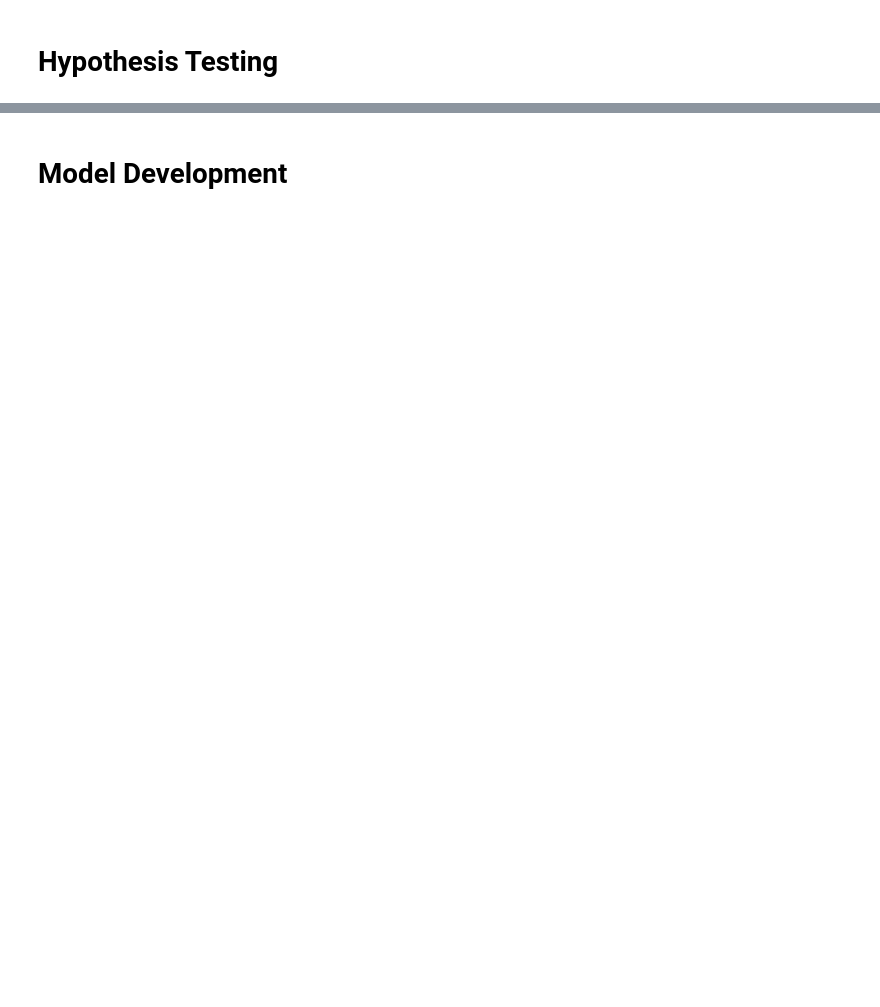
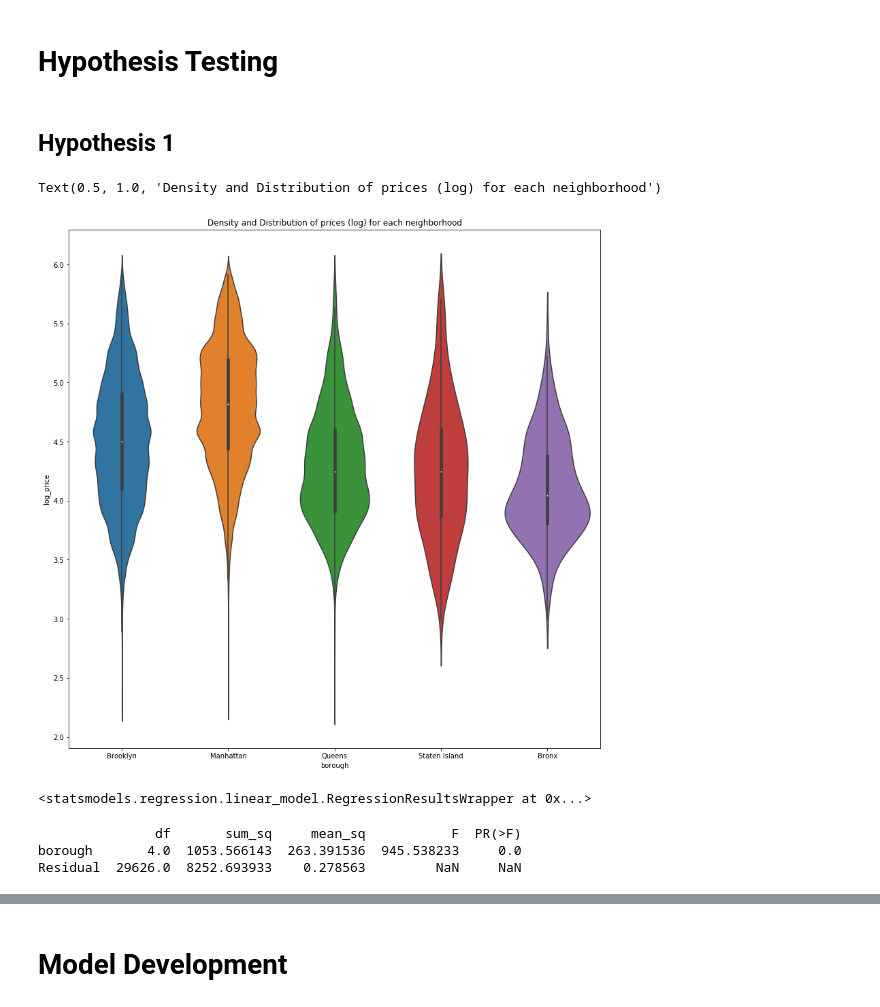
Before and after one commit to bellisor/mod2-TeamLoneWolf, a Jupyter notebook: mod2_index.ipynb, the cells around one changed output, grey strips where cells are left out. Cells and saved outputs as stored; diff of their text form; code cells hidden in the pictures; blank space fills up the shorter version.

Commit message:
first hypothesis test done

```diff
--- a/mod2_index.ipynb
+++ b/mod2_index.ipynb
@@ -483,5 +483,7 @@ nbplot.set_xticklabels(rotation=45)
 # %% [markdown]
 # Hypothesis Testing
+# %% [markdown]
+## Hypothesis 1
 # %%
 # NH
 # AH
@@ -493,0 +497,7 @@ nbplot.set_xticklabels(rotation=45)
+# %%
+plt.figure(figsize = (14,14))
+nb_dens_plot = sns.violinplot(data=model_df, x='borough', y='log_price')
+nb_dens_plot.set_title('Density and Distribution of prices (log) for each neighborhood')
+# %% [output]
+Text(0.5, 1.0, 'Density and Distribution of prices (log) for each neighborhood')
+[figure, added]
@@ -493,0 +507,12 @@ nbplot.set_xticklabels(rotation=45)
+# %%
+anova_boroughs = ols('log_price~borough', data=model_df).fit()
+anova_boroughs
+# %% [output]
+<statsmodels.regression.linear_model.RegressionResultsWrapper at 0x...>
+# %%
+anova_table = sm.stats.anova_lm(anova_boroughs, type=2)
+print(anova_table)
+# %% [output]
+               df       sum_sq     mean_sq           F  PR(>F)
+borough       4.0  1053.566143  263.391536  945.538233     0.0
+Residual  29626.0  8252.693933    0.278563         NaN     NaN
```
Also changed, not shown: parts of 19 cells of this notebook.
